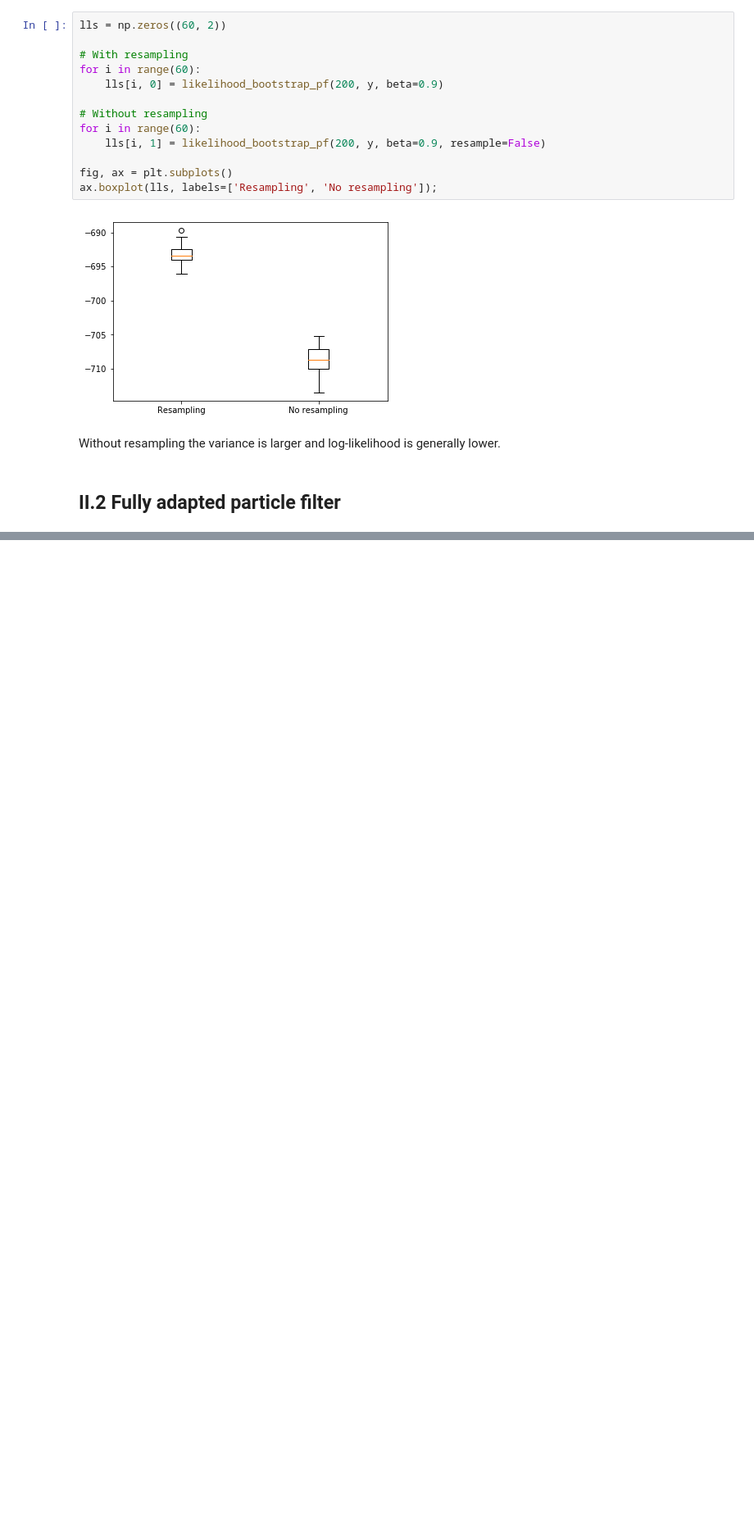
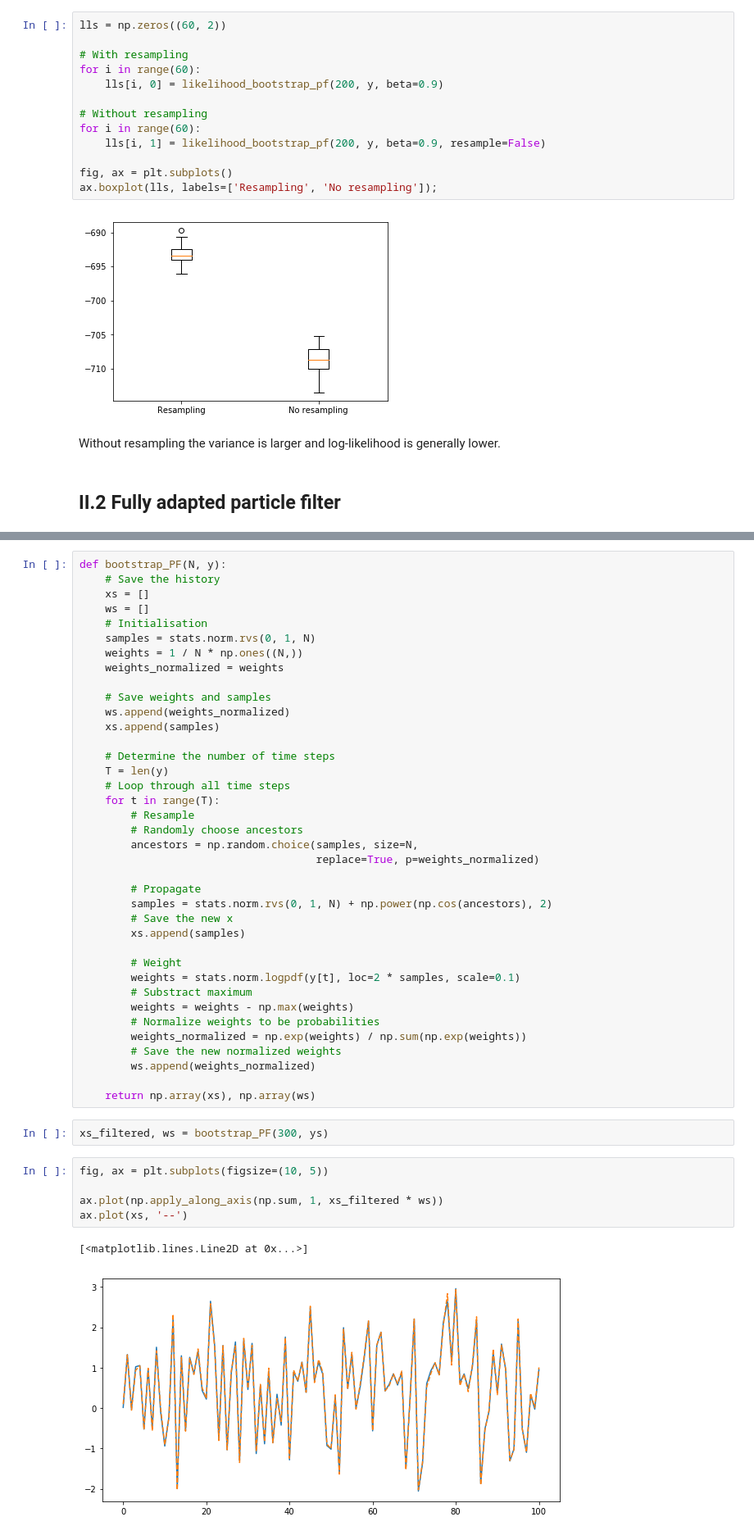
Before and after one commit to cyianor/smc2017, a Jupyter notebook: notebooks/ex2.ipynb, the cells around one changed output, grey strips where cells are left out. Shown at 82% size. Drawn from its saved outputs; the diff is of its cells as text; blank space fills up the shorter version.

```diff
--- a/notebooks/ex2.ipynb
+++ b/notebooks/ex2.ipynb
@@ -167,0 +258,48 @@ Without resampling the variance is larger and log-likelihood is generally lower.
+# %%
+def bootstrap_PF(N, y):
+    # Save the history
+    xs = []
+    ws = []
+    # Initialisation
+    samples = stats.norm.rvs(0, 1, N)
+    weights = 1 / N * np.ones((N,))
+    weights_normalized = weights
+
+    # Save weights and samples
+    ws.append(weights_normalized)
+    xs.append(samples)
+
+    # Determine the number of time steps
+    T = len(y)
+    # Loop through all time steps
+    for t in range(T):
+        # Resample
+        # Randomly choose ancestors
+        ancestors = np.random.choice(samples, size=N,
+                                     replace=True, p=weights_normalized)
+
+        # Propagate
+        samples = stats.norm.rvs(0, 1, N) + np.power(np.cos(ancestors), 2)
+        # Save the new x
+        xs.append(samples)
+
+        # Weight
+        weights = stats.norm.logpdf(y[t], loc=2 * samples, scale=0.1)
+        # Substract maximum
+        weights = weights - np.max(weights)
+        # Normalize weights to be probabilities
+        weights_normalized = np.exp(weights) / np.sum(np.exp(weights))
+        # Save the new normalized weights
+        ws.append(weights_normalized)
+
+    return np.array(xs), np.array(ws)
+# %%
+xs_filtered, ws = bootstrap_PF(300, ys)
+# %%
+fig, ax = plt.subplots(figsize=(10, 5))
+
+ax.plot(np.apply_along_axis(np.sum, 1, xs_filtered * ws))
+ax.plot(xs, '--')
+# %% [output]
+[<matplotlib.lines.Line2D at 0x...>]
+[figure, added]
```
Also changed, not shown: parts of 14 cells of this notebook, 9 other files.
